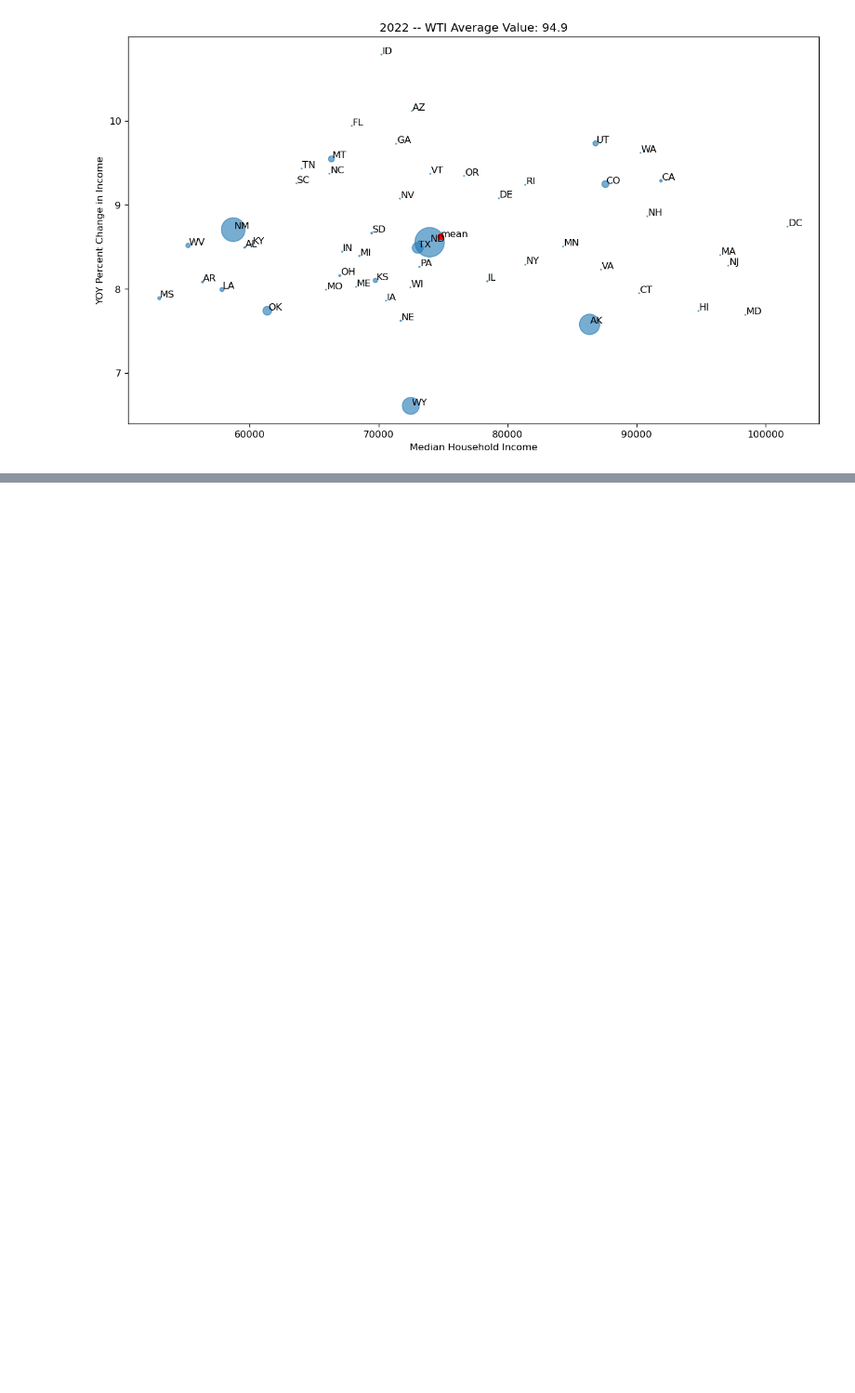
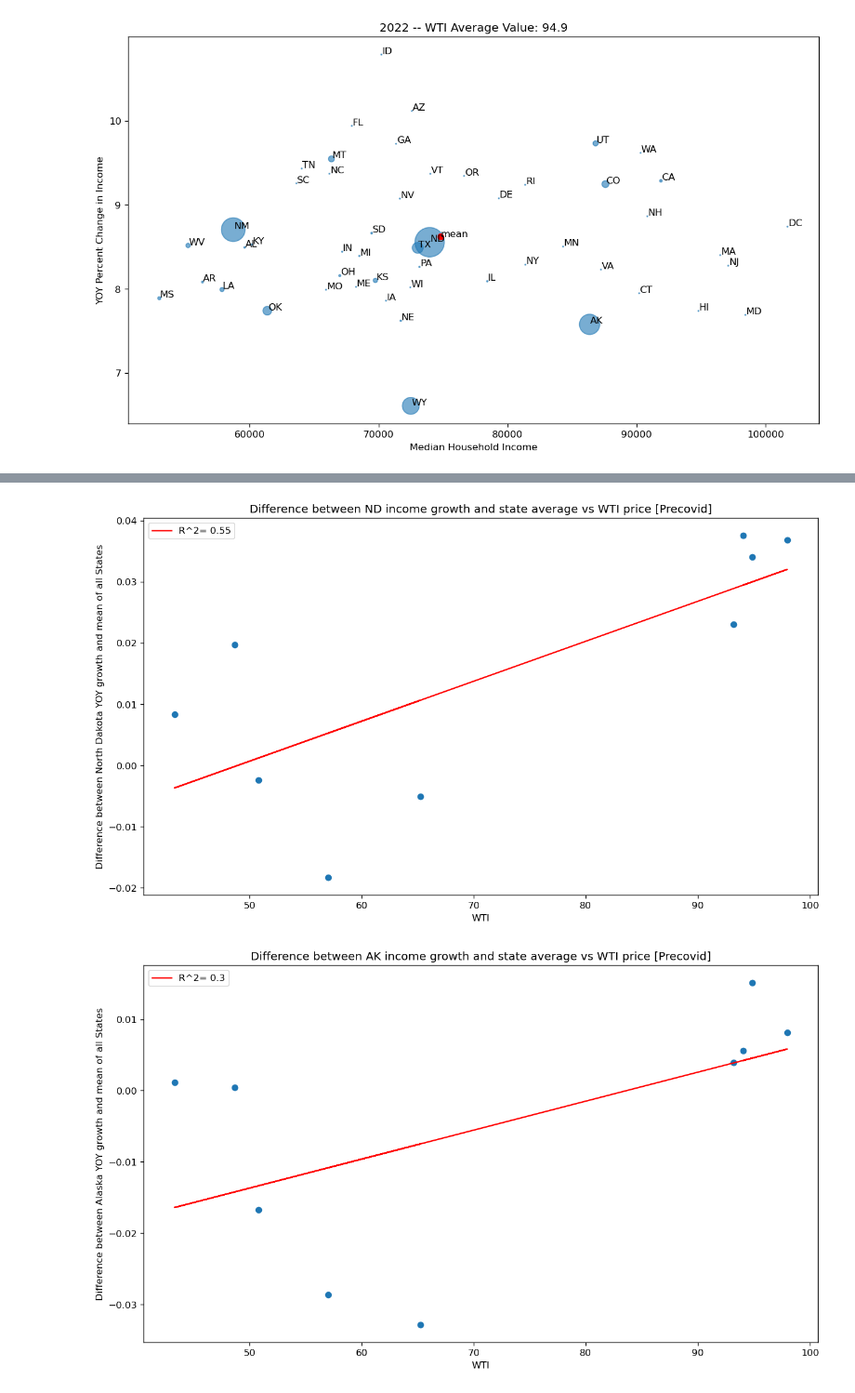
Before and after one commit to maclarenscott/Citadel_Datathon_Spring_Team13, a Jupyter notebook: ACS_work.ipynb, the cells around one changed output, grey strips where cells are left out. Shown at 93% size. Saved outputs shown, nothing was run; the diff lists cells and outputs as text; code cells hidden in the pictures; blank space fills up the shorter version.

```diff
--- a/ACS_work.ipynb
+++ b/ACS_work.ipynb
@@ -252,3 +252,26 @@ for year in range(2011,2023):
 [figure]
 [figure]
 [figure]
+# %%
+def make_regression_graph(x,y,x_label,y_label,title,figsize=[12.8,7.2],dpi=120):
+    ##make sure x and y are np.array or whatever
+    fig = plt.figure(figsize=figsize,dpi=dpi)
+    ax1 = fig.add_subplot(111)
+    ax1.set_title(title)
+    ax1.set_ylabel(y_label)
+    ax1.set_xlabel(x_label)
+    ax1.scatter(x=x,y=y)
+    model=LinearRegression()
+    model.fit(X=np.array(x).reshape(-1, 1),y=y)
+    slope,intercept=model.coef_[0],model.intercept_
+    r_sq=round(model.score(X=np.array(x).reshape(-1, 1),y=y),2)
+    ax1.plot(x, intercept + slope*x, 'r', label='R^2= '+str(r_sq))
+    plt.legend()
+    plt.show()
+# %%
+housing_data=pd.read_csv('..\\..\\Downloads\\Freddie_mac_housing.csv',index_col=['Date'])
+housing_data=housing_data.sort_index()
+target_states=housing_data.columns[:5]
+for col in housing_data.columns:
+        housing_data[str(col)+' YOY_change']=housing_data[col].pct_change()
+housing_data
@@ -254,0 +297,12 @@ for year in range(2011,2023):
+# %%
+for state in target_states:
+    data=acs_by_col[acs_by_col['State']==state]
+    y=data['YOY_Change_in_Median_household_income'][1:10]-avg_state_median_income_by_year_YOY[0:9]
+    x=np.array(wti_avg_by_year[1:10])
+    x_label='WTI'
+    y_label=f"Difference between {state} YOY growth and mean of all States"
+    title=f"Difference between {state_abbreviations[state]} income growth and state average vs WTI price [Precovid]"
+    make_regression_graph(x,y,x_label,y_label,title,figsize=[12.8,7.2],dpi=120)
+# %% [output]
+[figure, added]
+[figure, added]
```
Also changed, not shown: parts of 26 cells of this notebook.
